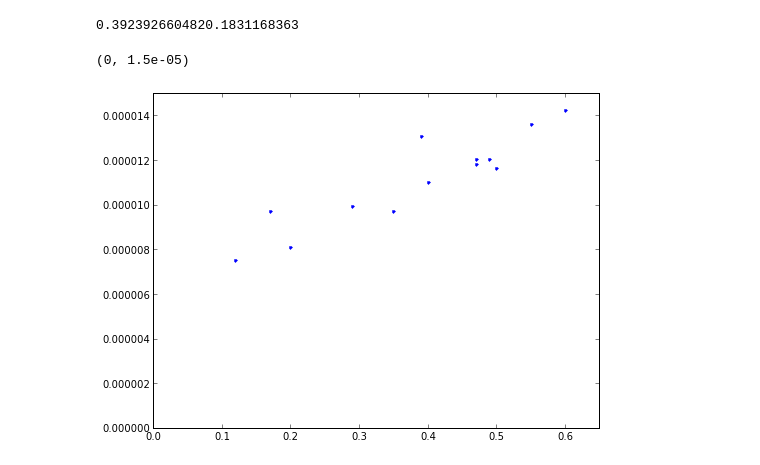
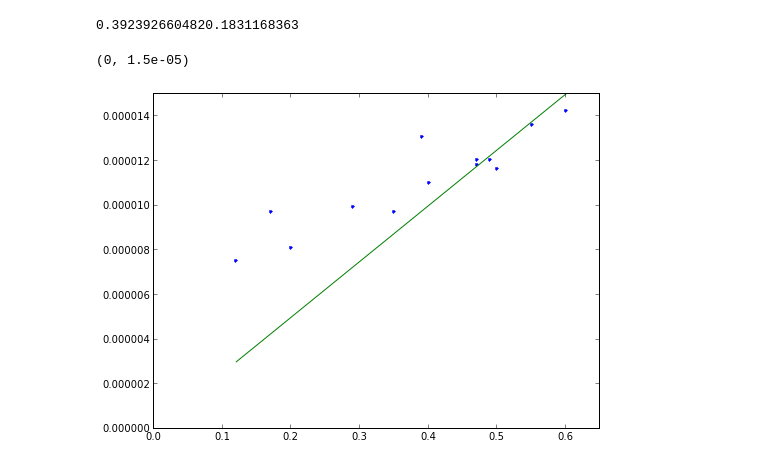
Before and after one commit to uriba/proteome-analysis, a Jupyter notebook: Untitled0.ipynb, the cells around one changed output. Drawn from its saved outputs; the diff is of its cells as text; code cells hidden in the pictures.

```diff
--- a/Untitled0.ipynb
+++ b/Untitled0.ipynb
@@ -49,7 +49,7 @@ print gr.std()/gr.mean()print high_prots.sum().std()/high_prots.sum().mean()
 # %% [output]
 0.3923926604820.1831168363
 # %%
-plot(gr,high_prots.sum(),'.')xlim(0,0.65)ylim(0,0.000015)
+plot(gr,high_prots.sum(),'.')plot(gr,gr/40000)xlim(0,0.65)ylim(0,0.000015)
 # %% [output]
 (0, 1.5e-05)
-[figure, old version]
+[figure, new version]
```
